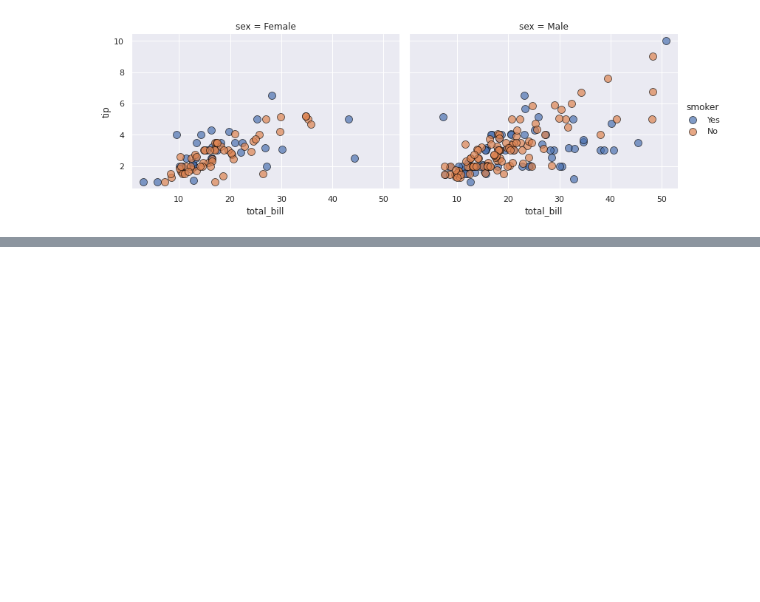
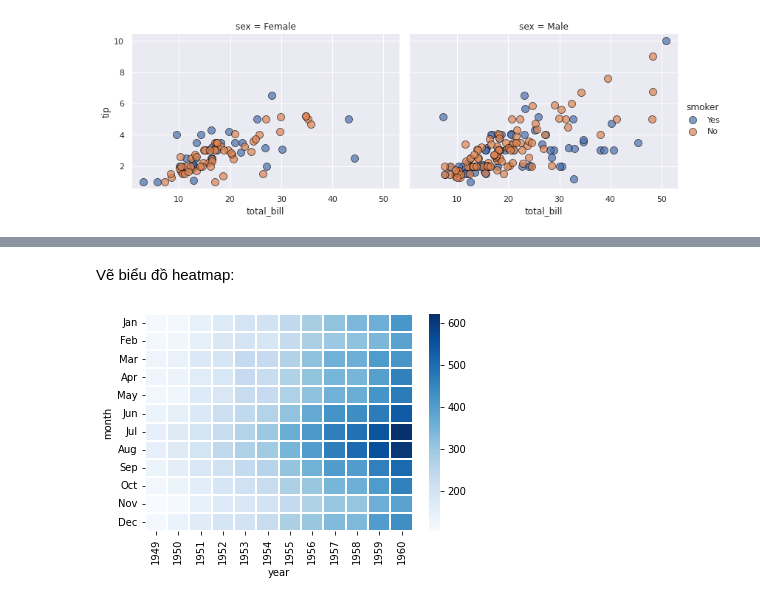
Before and after one commit to LBQTrung/Python-Libraries, a Jupyter notebook: Seaborn/Seaborn_basic.ipynb, the cells around one changed output, grey strips where cells are left out. Cells and saved outputs as stored; diff of their text form; code cells hidden in the pictures; blank space fills up the shorter version.

```diff
--- a/Seaborn/Seaborn_basic.ipynb
+++ b/Seaborn/Seaborn_basic.ipynb
@@ -182,0 +230,5 @@ tips_fg.add_legend();
+# %%
+flights = pd.pivot_table(data = flights_df, index = "month", columns = "year", values = "passengers");
+# index: hàng
+# columns: cột
+# values: giá trị giao giữa hàng và cột
@@ -182,0 +254,9 @@ tips_fg.add_legend();
+# %% [markdown]
+Vẽ biểu đồ heatmap:
+# %%
+sns.heatmap(data = flights, cmap = "Blues", linecolor = "white", linewidth = 1);
+# cmap: chỉnh màu
+# linecolor: chỉnh màu đường phân chia
+# linewidth: độ dày đường phân chia
+# %% [output]
+[figure, added]
```
Also changed, not shown: parts of 14 cells of this notebook.
